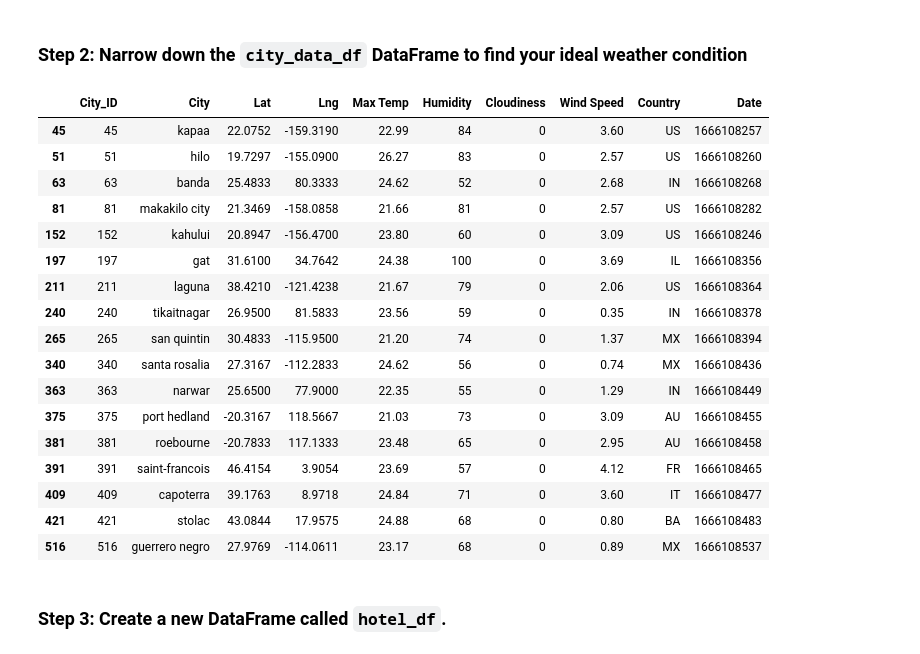
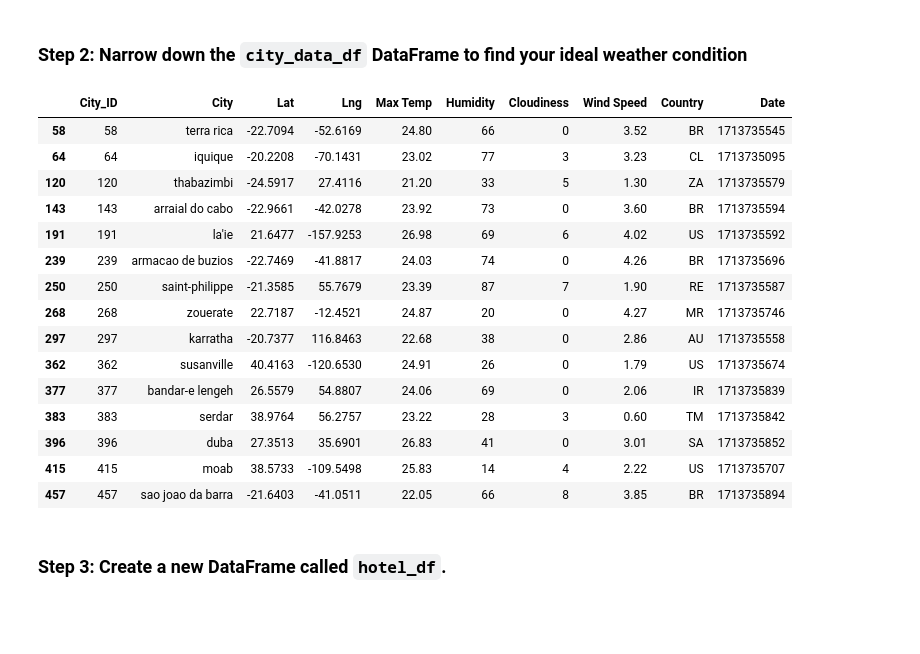
Before and after one commit to dsfackrell/python-api-challenge, a Jupyter notebook: WeatherPy/VacationPy.ipynb, the cells around one changed output. Cells and saved outputs as stored; diff of their text form; code cells hidden in the pictures; blank space fills up the shorter version.

```diff
--- a/WeatherPy/VacationPy.ipynb
+++ b/WeatherPy/VacationPy.ipynb
@@ -41,32 +50,31 @@ city_map
 ### Step 2: Narrow down the `city_data_df` DataFrame to find your ideal weather condition
 # %%
 # Narrow down cities that fit criteria and drop any results with null values
-# YOUR CODE HERE
+ideal_city_df = city_data_df.loc[(city_data_df['Max Temp'] <= 27) & (city_data_df['Max Temp'] >= 21) &
+                                (city_data_df['Wind Speed'] <= 4.5) & (city_data_df['Cloudiness'] < 10)]
 
 # Drop any rows with null values
-# YOUR CODE HERE
+ideal_city_df = ideal_city_df.dropna()
 
 # Display sample data
-# YOUR CODE HERE
+ideal_city_df
 # %% [output]
 |  | City_ID | City | Lat | Lng | Max Temp | Humidity | Cloudiness | Wind Speed | Country | Date |
-| 45 | 45 | kapaa | 22.0752 | -159.3190 | 22.99 | 84 | 0 | 3.60 | US | 1666108257 |
-| 51 | 51 | hilo | 19.7297 | -155.0900 | 26.27 | 83 | 0 | 2.57 | US | 1666108260 |
-| 63 | 63 | banda | 25.4833 | 80.3333 | 24.62 | 52 | 0 | 2.68 | IN | 1666108268 |
-| 81 | 81 | makakilo city | 21.3469 | -158.0858 | 21.66 | 81 | 0 | 2.57 | US | 1666108282 |
-| 152 | 152 | kahului | 20.8947 | -156.4700 | 23.80 | 60 | 0 | 3.09 | US | 1666108246 |
-| 197 | 197 | gat | 31.6100 | 34.7642 | 24.38 | 100 | 0 | 3.69 | IL | 1666108356 |
-| 211 | 211 | laguna | 38.4210 | -121.4238 | 21.67 | 79 | 0 | 2.06 | US | 1666108364 |
-| 240 | 240 | tikaitnagar | 26.9500 | 81.5833 | 23.56 | 59 | 0 | 0.35 | IN | 1666108378 |
-| 265 | 265 | san quintin | 30.4833 | -115.9500 | 21.20 | 74 | 0 | 1.37 | MX | 1666108394 |
-| 340 | 340 | santa rosalia | 27.3167 | -112.2833 | 24.62 | 56 | 0 | 0.74 | MX | 1666108436 |
-| 363 | 363 | narwar | 25.6500 | 77.9000 | 22.35 | 55 | 0 | 1.29 | IN | 1666108449 |
-| 375 | 375 | port hedland | -20.3167 | 118.5667 | 21.03 | 73 | 0 | 3.09 | AU | 1666108455 |
-| 381 | 381 | roebourne | -20.7833 | 117.1333 | 23.48 | 65 | 0 | 2.95 | AU | 1666108458 |
-| 391 | 391 | saint-francois | 46.4154 | 3.9054 | 23.69 | 57 | 0 | 4.12 | FR | 1666108465 |
-| 409 | 409 | capoterra | 39.1763 | 8.9718 | 24.84 | 71 | 0 | 3.60 | IT | 1666108477 |
-| 421 | 421 | stolac | 43.0844 | 17.9575 | 24.88 | 68 | 0 | 0.80 | BA | 1666108483 |
-| 516 | 516 | guerrero negro | 27.9769 | -114.0611 | 23.17 | 68 | 0 | 0.89 | MX | 1666108537 |
+| 58 | 58 | terra rica | -22.7094 | -52.6169 | 24.80 | 66 | 0 | 3.52 | BR | 1713735545 |
+| 64 | 64 | iquique | -20.2208 | -70.1431 | 23.02 | 77 | 3 | 3.23 | CL | 1713735095 |
+| 120 | 120 | thabazimbi | -24.5917 | 27.4116 | 21.20 | 33 | 5 | 1.30 | ZA | 1713735579 |
+| 143 | 143 | arraial do cabo | -22.9661 | -42.0278 | 23.92 | 73 | 0 | 3.60 | BR | 1713735594 |
+| 191 | 191 | la'ie | 21.6477 | -157.9253 | 26.98 | 69 | 6 | 4.02 | US | 1713735592 |
+| 239 | 239 | armacao de buzios | -22.7469 | -41.8817 | 24.03 | 74 | 0 | 4.26 | BR | 1713735696 |
+| 250 | 250 | saint-philippe | -21.3585 | 55.7679 | 23.39 | 87 | 7 | 1.90 | RE | 1713735587 |
+| 268 | 268 | zouerate | 22.7187 | -12.4521 | 24.87 | 20 | 0 | 4.27 | MR | 1713735746 |
+| 297 | 297 | karratha | -20.7377 | 116.8463 | 22.68 | 38 | 0 | 2.86 | AU | 1713735558 |
+| 362 | 362 | susanville | 40.4163 | -120.6530 | 24.91 | 26 | 0 | 1.79 | US | 1713735674 |
+| 377 | 377 | bandar-e lengeh | 26.5579 | 54.8807 | 24.06 | 69 | 0 | 2.06 | IR | 1713735839 |
+| 383 | 383 | serdar | 38.9764 | 56.2757 | 23.22 | 28 | 3 | 0.60 | TM | 1713735842 |
+| 396 | 396 | duba | 27.3513 | 35.6901 | 26.83 | 41 | 0 | 3.01 | SA | 1713735852 |
+| 415 | 415 | moab | 38.5733 | -109.5498 | 25.83 | 14 | 4 | 2.22 | US | 1713735707 |
+| 457 | 457 | sao joao da barra | -21.6403 | -41.0511 | 22.05 | 66 | 8 | 3.85 | BR | 1713735894 |
 # %% [markdown]
 ### Step 3: Create a new DataFrame called `hotel_df`.
 # %%
```
Also changed, not shown: parts of 2 cells of this notebook.
